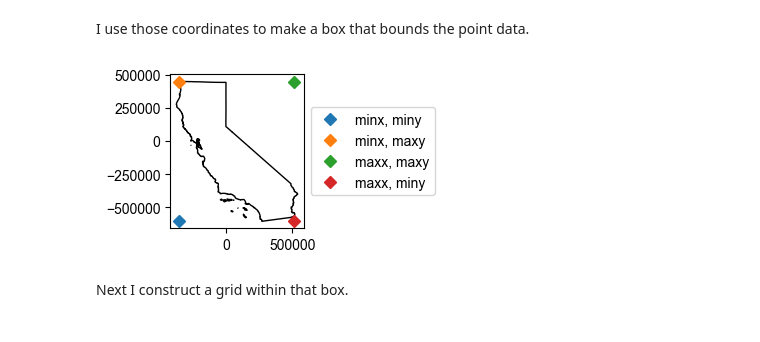
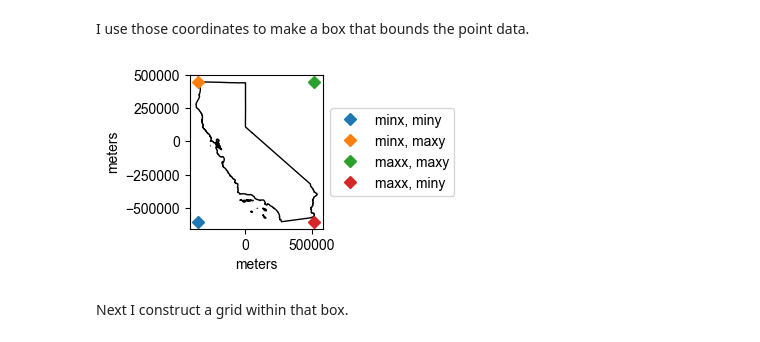
Before and after one commit to peter-amerkhanian/peter-amerkhanian.github.io, a Jupyter notebook: posts/geopandas_maps/index.ipynb, the cells around one changed output. Saved outputs shown, nothing was run; the diff lists cells and outputs as text; code cells hidden in the pictures.

```diff
--- a/posts/geopandas_maps/index.ipynb
+++ b/posts/geopandas_maps/index.ipynb
@@ -866,15 +872,16 @@ I use those coordinates to make a box that bounds the point data.
 # %%
 #| echo: false
 #| fig-cap: "Defining the point data's bounding box"
 fig, ax = plt.subplots(figsize=(4, 2))
 california_proj.plot(ax=ax, facecolor="none")
 ax.plot(minx, miny, marker="D", label="minx, miny", linestyle="none")
 ax.plot(minx, maxy, marker="D", label="minx, maxy", linestyle="none")
 ax.plot(maxx, maxy, marker="D", label="maxx, maxy", linestyle="none")
 ax.plot(maxx, miny, marker="D", label="maxx, miny", linestyle="none")
+ax.set(xlabel='meters', ylabel='meters')
 custom_legend(ax, outside_loc="center");
 # %% [output]
-[figure, old version]
+[figure, new version]
 # %% [markdown]
 Next I construct a grid within that box.
 # %%
```
Also changed, not shown: parts of 33 cells of this notebook, 23 other files.
